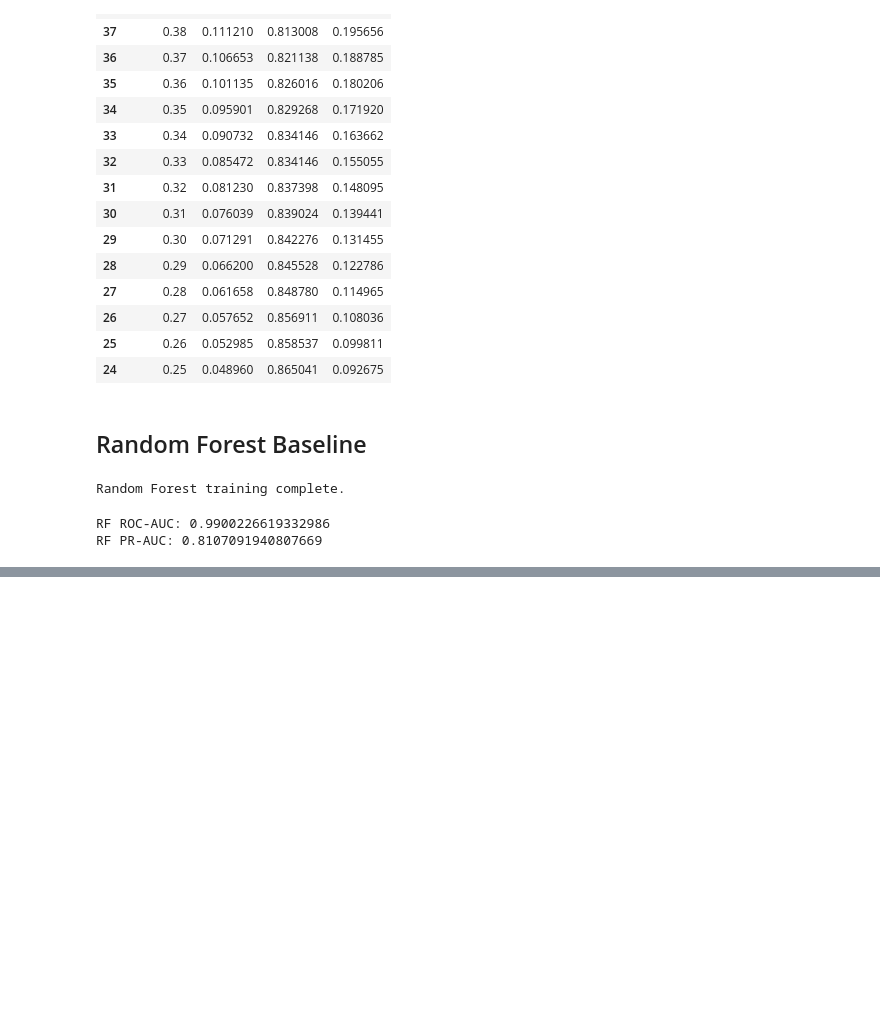
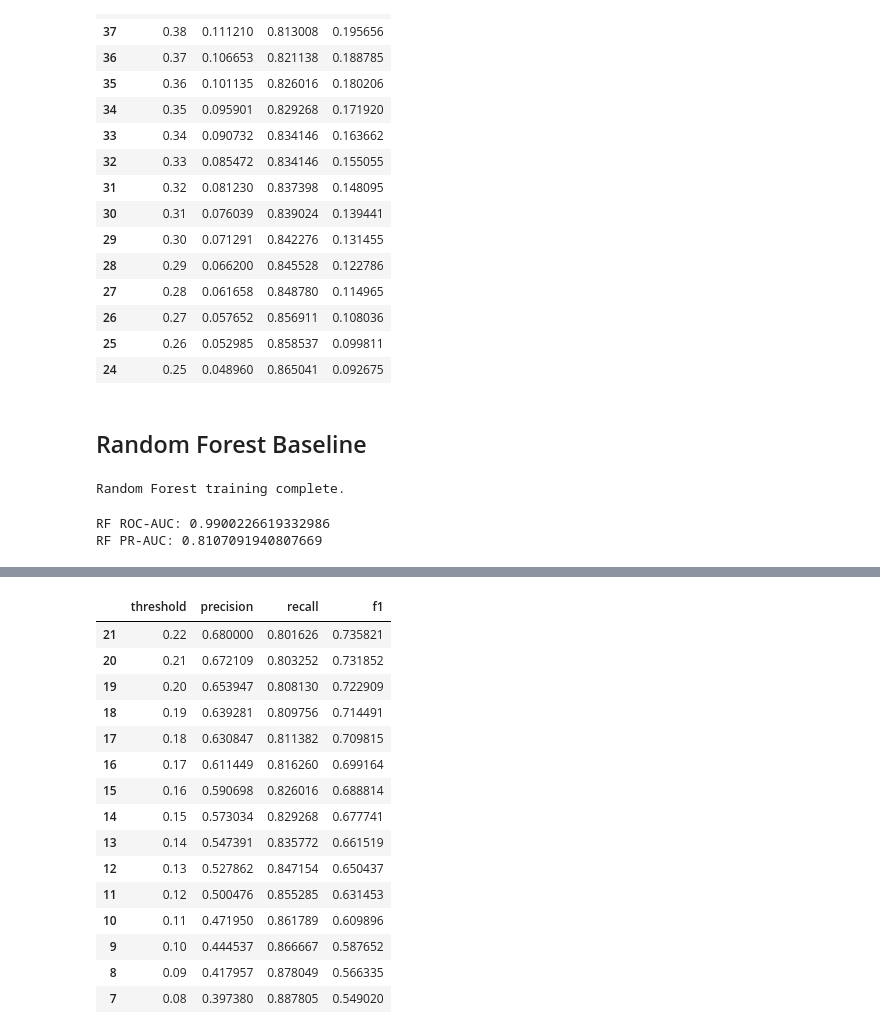
Before and after one commit to laraib275/AURA-Fraud-Intelligence, a Jupyter notebook: notebooks/04_baseline_models.ipynb, the cells around one changed output, grey strips where cells are left out. Saved outputs shown, nothing was run; the diff lists cells and outputs as text; code cells hidden in the pictures; blank space fills up the shorter version.

```diff
--- a/notebooks/04_baseline_models.ipynb
+++ b/notebooks/04_baseline_models.ipynb
@@ -548,0 +603,24 @@ RF PR-AUC: 0.8107091940807669
+# %%
+rf_threshold_df[
+    rf_threshold_df["recall"] >= 0.80
+].sort_values(
+    "precision",
+    ascending=False
+).head(15)
+# %% [output]
+|  | threshold | precision | recall | f1 |
+| 21 | 0.22 | 0.680000 | 0.801626 | 0.735821 |
+| 20 | 0.21 | 0.672109 | 0.803252 | 0.731852 |
+| 19 | 0.20 | 0.653947 | 0.808130 | 0.722909 |
+| 18 | 0.19 | 0.639281 | 0.809756 | 0.714491 |
+| 17 | 0.18 | 0.630847 | 0.811382 | 0.709815 |
+| 16 | 0.17 | 0.611449 | 0.816260 | 0.699164 |
+| 15 | 0.16 | 0.590698 | 0.826016 | 0.688814 |
+| 14 | 0.15 | 0.573034 | 0.829268 | 0.677741 |
+| 13 | 0.14 | 0.547391 | 0.835772 | 0.661519 |
+| 12 | 0.13 | 0.527862 | 0.847154 | 0.650437 |
+| 11 | 0.12 | 0.500476 | 0.855285 | 0.631453 |
+| 10 | 0.11 | 0.471950 | 0.861789 | 0.609896 |
+| 9 | 0.10 | 0.444537 | 0.866667 | 0.587652 |
+| 8 | 0.09 | 0.417957 | 0.878049 | 0.566335 |
+| 7 | 0.08 | 0.397380 | 0.887805 | 0.549020 |
```
Also changed, not shown: parts of 23 cells of this notebook.
